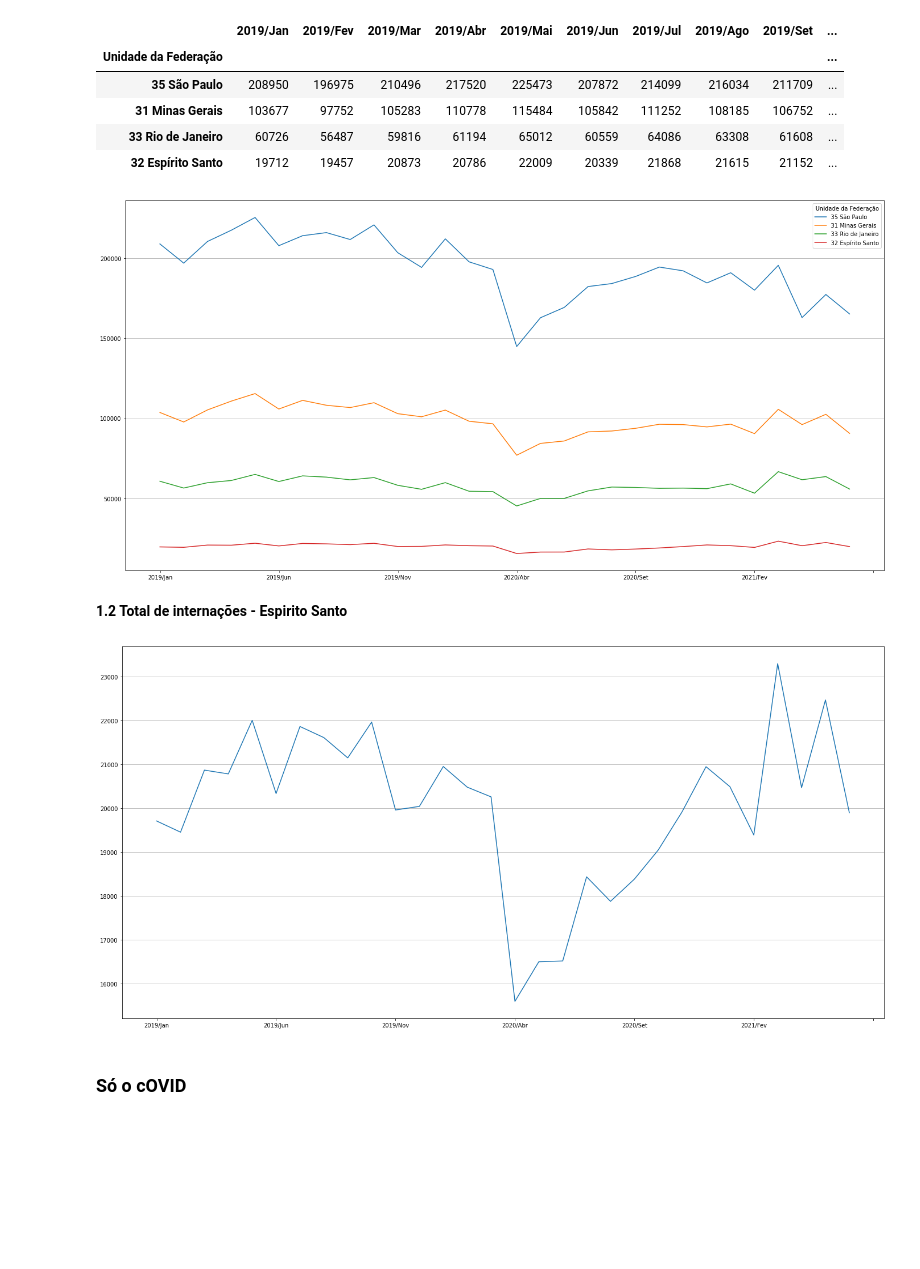
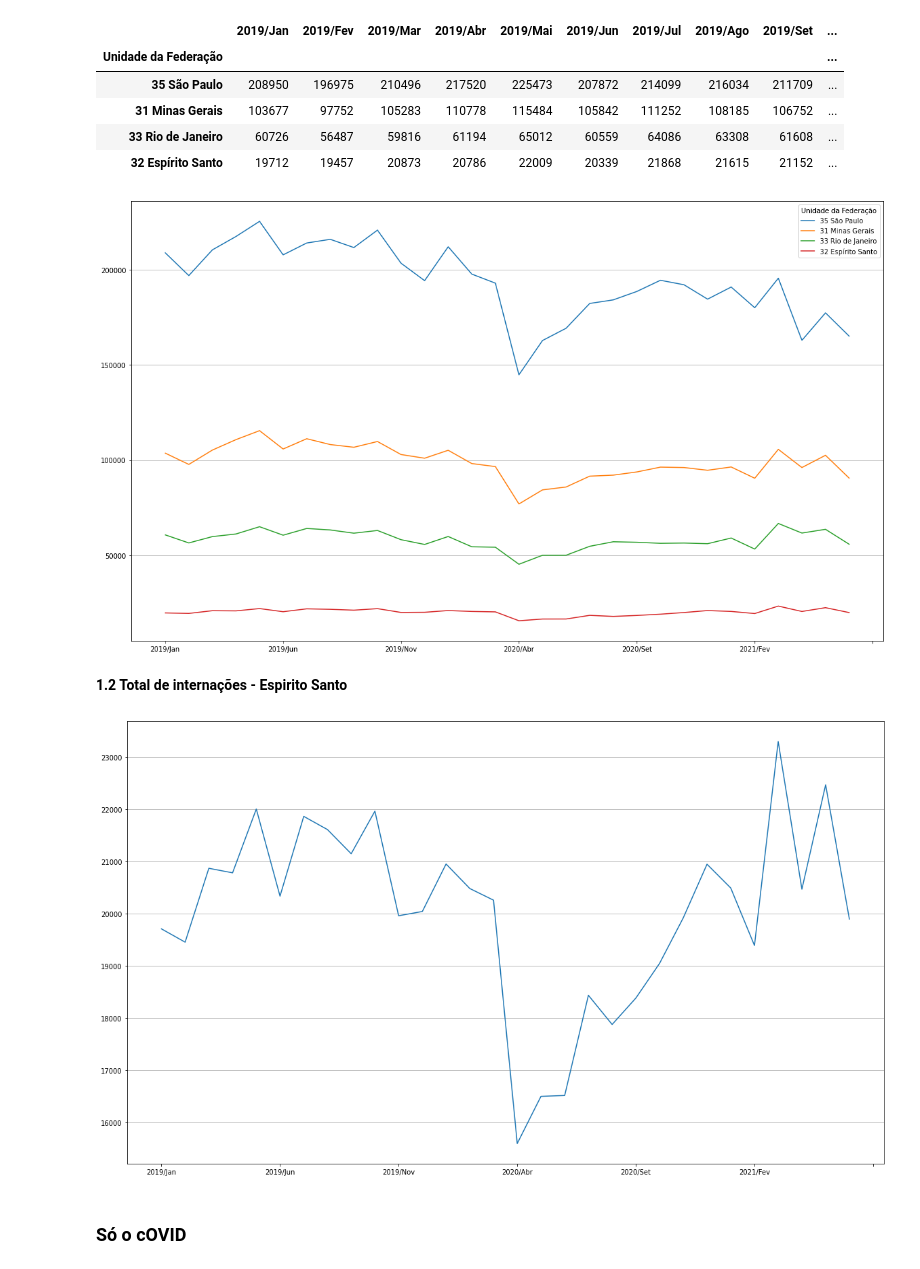
Before and after one commit to jhonnyribeiro/bootcamp-data-science, a Jupyter notebook: desafio_modulo_01.ipynb, the cells around one changed output. Drawn from its saved outputs; the diff is of its cells as text; code cells hidden in the pictures; blank space fills up the shorter version.

```diff
--- a/desafio_modulo_01.ipynb
+++ b/desafio_modulo_01.ipynb
@@ -41,18 +41,18 @@ internacao_geral
 | 32 Espírito Santo | 19712 | 19457 | 20873 | 20786 | 22009 | 20339 | 21868 | 21615 | 21152 | ... |
 # %%
 #Grafico Região Sudeste
-internacao_geral.T.plot(figsize=(24,12))
+internacao_geral.T.plot(figsize=(20,12))
 plt.grid(axis="y")
 # %% [output]
-[figure, old version]
+[figure, new version]
 # %% [markdown]
 **1.2 Total de internações - Espirito Santo**
 # %%
 #Grafico Espirito Santo
-internacao_geral.T['32 Espírito Santo'].plot(figsize=(24,12))
+internacao_geral.T['32 Espírito Santo'].plot(figsize=(20,12))
 plt.grid(axis="y")
 # %% [output]
-[figure, old version]
+[figure, new version]
 # %% [markdown]
 ### Só o  cOVID
 # %%
```
Also changed, not shown: parts of 8 cells of this notebook.
